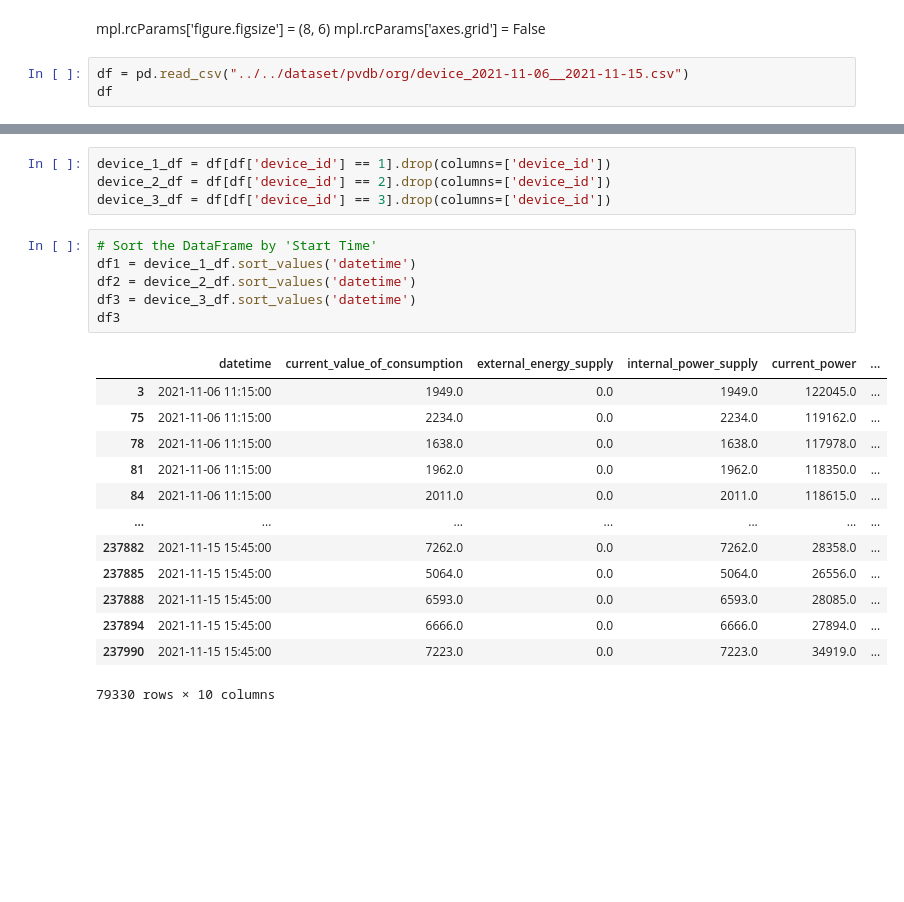
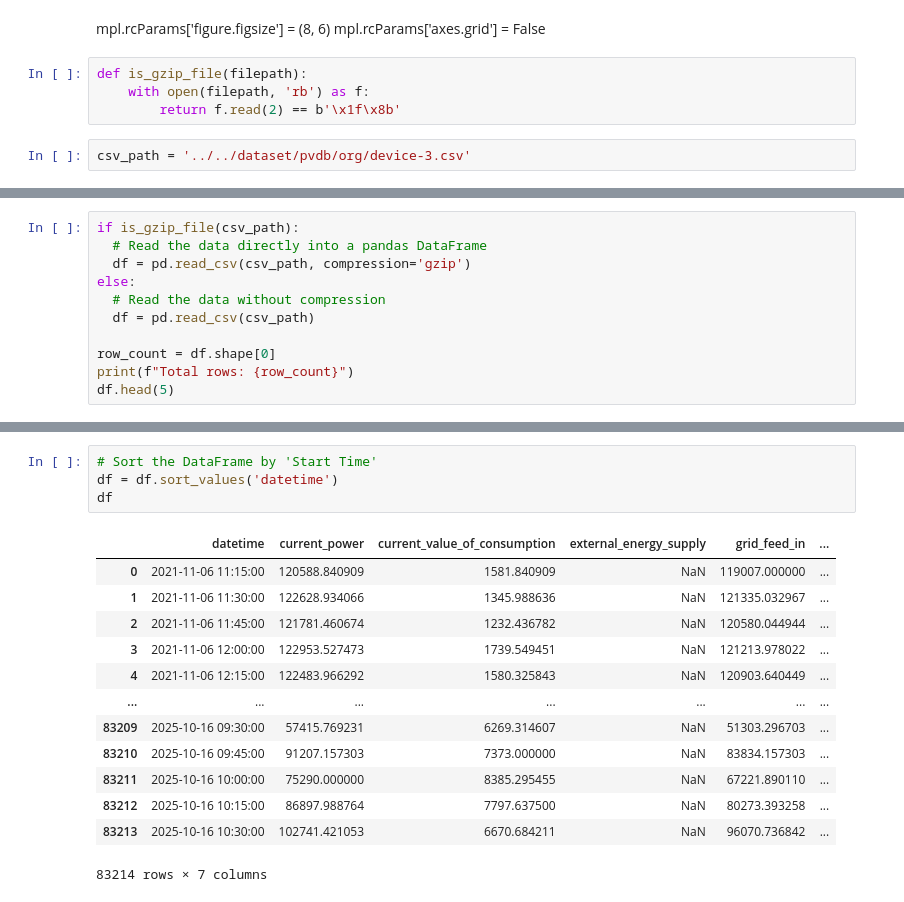
Before and after one commit to wsarachai/CM-SolarTS, a Jupyter notebook: src/jupyter_nb/pydb-fix.ipynb, the cells around one changed output, grey strips where cells are left out. Drawn from its saved outputs; the diff is of its cells as text; blank space fills up the shorter version.

```diff
--- a/src/jupyter_nb/pydb-fix.ipynb
+++ b/src/jupyter_nb/pydb-fix.ipynb
@@ -13,6 +13,9 @@ import tensorflow as tf
 # %% [markdown]
 mpl.rcParams['figure.figsize'] = (8, 6)
 mpl.rcParams['axes.grid'] = False
+# %%
+def is_gzip_file(filepath):
+    with open(filepath, 'rb') as f:
+        return f.read(2) == b'\x1f\x8b'
 # %%
-df = pd.read_csv("../../dataset/pvdb/org/device_2021-11-06__2021-11-15.csv")
-df
+csv_path = '../../dataset/pvdb/org/device-3.csv'
@@ -32,0 +22,11 @@ df
+# %%
+if is_gzip_file(csv_path):
+  # Read the data directly into a pandas DataFrame
+  df = pd.read_csv(csv_path, compression='gzip')
+else:
+  # Read the data without compression
+  df = pd.read_csv(csv_path)
+
+row_count = df.shape[0]
+print(f"Total rows: {row_count}")
+df.head(5)
@@ -52,26 +60,20 @@ df
-# %%
-device_1_df = df[df['device_id'] == 1].drop(columns=['device_id'])
-device_2_df = df[df['device_id'] == 2].drop(columns=['device_id'])
-device_3_df = df[df['device_id'] == 3].drop(columns=['device_id'])
 # %%
 # Sort the DataFrame by 'Start Time'
-df1 = device_1_df.sort_values('datetime')
-df2 = device_2_df.sort_values('datetime')
-df3 = device_3_df.sort_values('datetime')
-df3
+df = df.sort_values('datetime')
+df
 # %% [output]
-|  | datetime | current_value_of_consumption | external_energy_supply | internal_power_supply | current_power | ... |
-| 3 | 2021-11-06 11:15:00 | 1949.0 | 0.0 | 1949.0 | 122045.0 | ... |
-| 75 | 2021-11-06 11:15:00 | 2234.0 | 0.0 | 2234.0 | 119162.0 | ... |
-| 78 | 2021-11-06 11:15:00 | 1638.0 | 0.0 | 1638.0 | 117978.0 | ... |
-| 81 | 2021-11-06 11:15:00 | 1962.0 | 0.0 | 1962.0 | 118350.0 | ... |
-| 84 | 2021-11-06 11:15:00 | 2011.0 | 0.0 | 2011.0 | 118615.0 | ... |
+|  | datetime | current_power | current_value_of_consumption | external_energy_supply | grid_feed_in | ... |
+| 0 | 2021-11-06 11:15:00 | 120588.840909 | 1581.840909 | NaN | 119007.000000 | ... |
+| 1 | 2021-11-06 11:30:00 | 122628.934066 | 1345.988636 | NaN | 121335.032967 | ... |
+| 2 | 2021-11-06 11:45:00 | 121781.460674 | 1232.436782 | NaN | 120580.044944 | ... |
+| 3 | 2021-11-06 12:00:00 | 122953.527473 | 1739.549451 | NaN | 121213.978022 | ... |
+| 4 | 2021-11-06 12:15:00 | 122483.966292 | 1580.325843 | NaN | 120903.640449 | ... |
 | ... | ... | ... | ... | ... | ... | ... |
-| 237882 | 2021-11-15 15:45:00 | 7262.0 | 0.0 | 7262.0 | 28358.0 | ... |
-| 237885 | 2021-11-15 15:45:00 | 5064.0 | 0.0 | 5064.0 | 26556.0 | ... |
-| 237888 | 2021-11-15 15:45:00 | 6593.0 | 0.0 | 6593.0 | 28085.0 | ... |
-| 237894 | 2021-11-15 15:45:00 | 6666.0 | 0.0 | 6666.0 | 27894.0 | ... |
-| 237990 | 2021-11-15 15:45:00 | 7223.0 | 0.0 | 7223.0 | 34919.0 | ... |
+| 83209 | 2025-10-16 09:30:00 | 57415.769231 | 6269.314607 | NaN | 51303.296703 | ... |
+| 83210 | 2025-10-16 09:45:00 | 91207.157303 | 7373.000000 | NaN | 83834.157303 | ... |
+| 83211 | 2025-10-16 10:00:00 | 75290.000000 | 8385.295455 | NaN | 67221.890110 | ... |
+| 83212 | 2025-10-16 10:15:00 | 86897.988764 | 7797.637500 | NaN | 80273.393258 | ... |
+| 83213 | 2025-10-16 10:30:00 | 102741.421053 | 6670.684211 | NaN | 96070.736842 | ... |
-79330 rows × 10 columns
+83214 rows × 7 columns
 # %%
 # Define the start and end times
```
Also changed, not shown: parts of 13 cells of this notebook, 4 other files.
